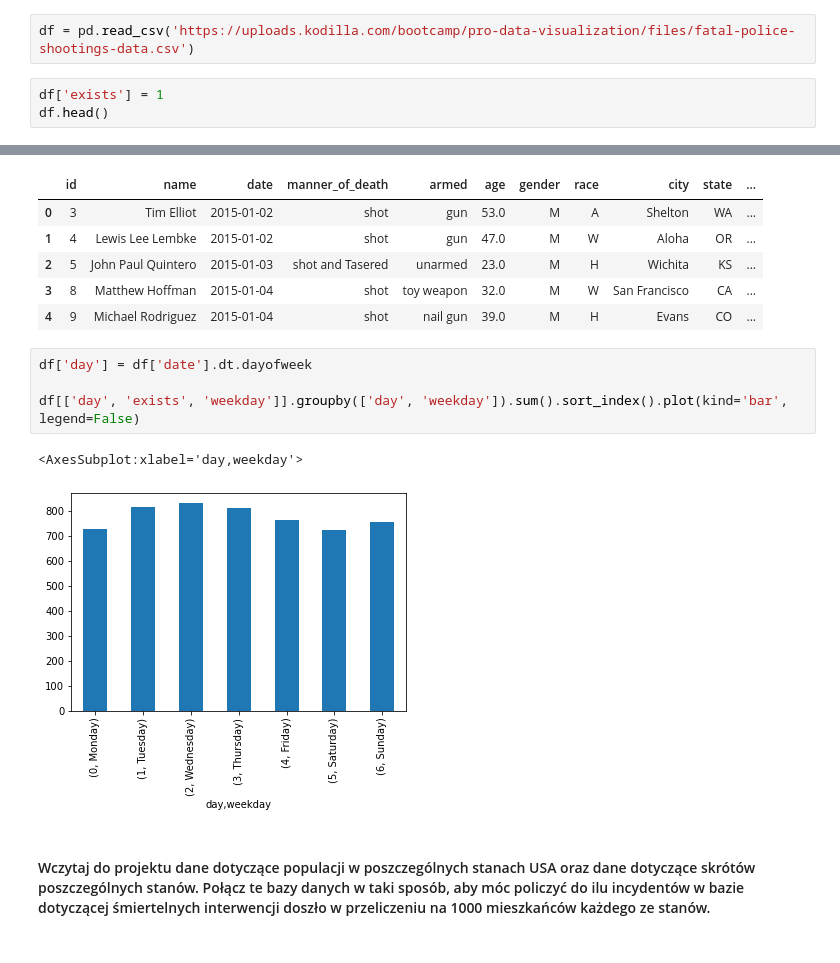
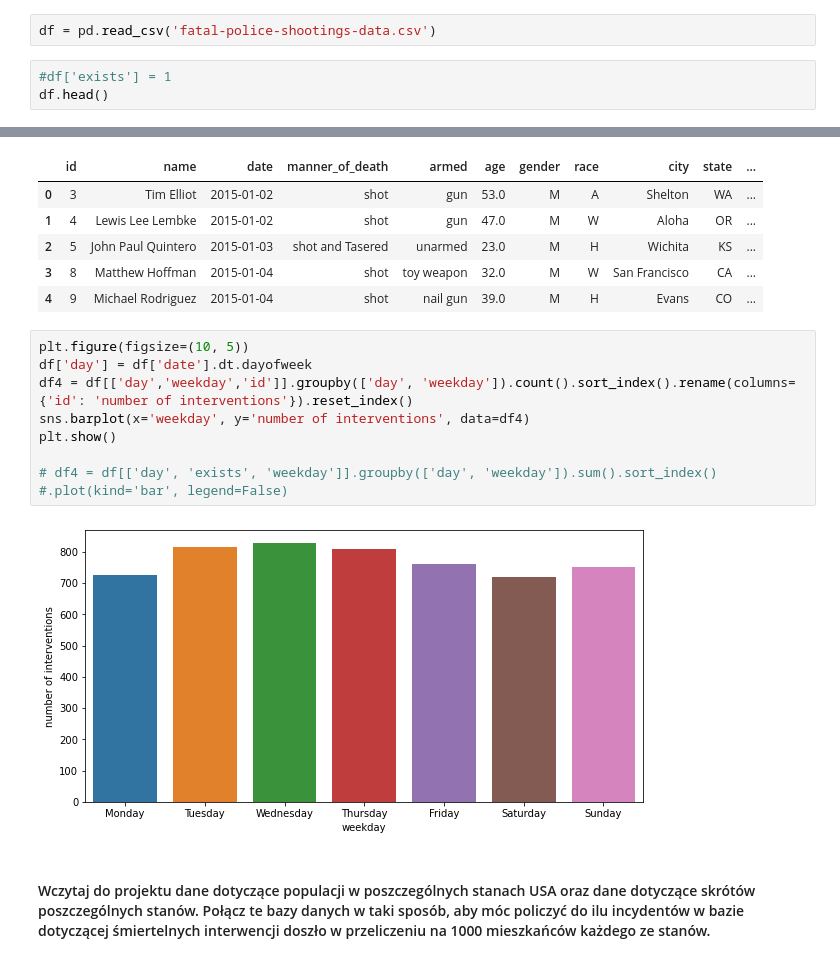
Before and after one commit to joczarnocka/incidents, a Jupyter notebook: shootings.ipynb, the cells around one changed output, grey strips where cells are left out. Saved outputs shown, nothing was run; the diff lists cells and outputs as text.

Commit message:
add axes desciptions, count instead of sum, dataset in csv format

```diff
--- a/shootings.ipynb
+++ b/shootings.ipynb
@@ -4,9 +6,9 @@ import numpy as np
 # %% [markdown]
 #### Pobierz bazę danych dotyczącą śmiertelnych interwencji policji w USA, a następnie wczytaj ją do obiektu DataFrame.
 # %%
-df = pd.read_csv('https://uploads.kodilla.com/bootcamp/pro-data-visualization/files/fatal-police-shootings-data.csv')
+df = pd.read_csv('fatal-police-shootings-data.csv')
 # %%
-df['exists'] = 1
+#df['exists'] = 1
 df.head()
 # %% [output]
 |  | id | name | date | manner_of_death | armed | age | gender | race | city | state | ... |
@@ -70,12 +72,15 @@ df.head()
 | 3 | 8 | Matthew Hoffman | 2015-01-04 | shot | toy weapon | 32.0 | M | W | San Francisco | CA | ... |
 | 4 | 9 | Michael Rodriguez | 2015-01-04 | shot | nail gun | 39.0 | M | H | Evans | CO | ... |
 # %%
+plt.figure(figsize=(10, 5))
 df['day'] = df['date'].dt.dayofweek
+df4 = df[['day','weekday','id']].groupby(['day', 'weekday']).count().sort_index().rename(columns={'id': 'number of interventions'}).reset_index()
+sns.barplot(x='weekday', y='number of interventions', data=df4)
+plt.show()
 
-df[['day', 'exists', 'weekday']].groupby(['day', 'weekday']).sum().sort_index().plot(kind='bar', legend=False)
+# df4 = df[['day', 'exists', 'weekday']].groupby(['day', 'weekday']).sum().sort_index() #.plot(kind='bar', legend=False)
 # %% [output]
-<AxesSubplot:xlabel='day,weekday'>
-[figure, old version]
+[figure, new version]
 # %% [markdown]
 #### Wczytaj do projektu dane dotyczące populacji w poszczególnych stanach USA oraz dane dotyczące skrótów poszczególnych stanów. Połącz te bazy danych w taki sposób, aby móc policzyć do ilu incydentów w bazie dotyczącej śmiertelnych interwencji doszło w przeliczeniu na 1000 mieszkańców każdego ze stanów.
 # %%
```
Also changed, not shown: parts of 4 cells of this notebook, 1 other file.
